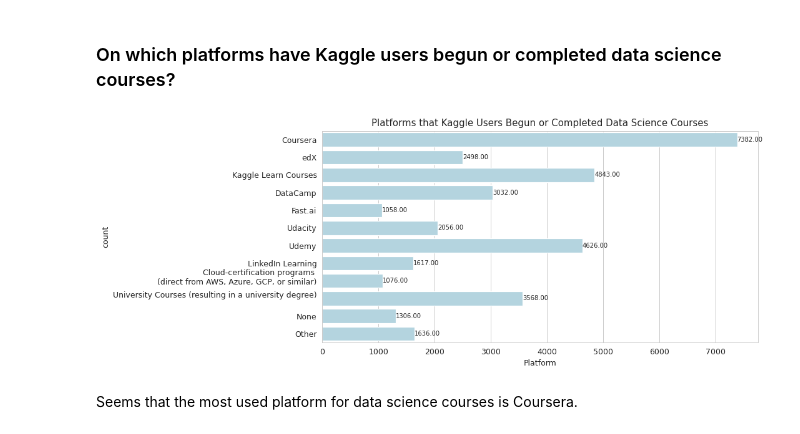
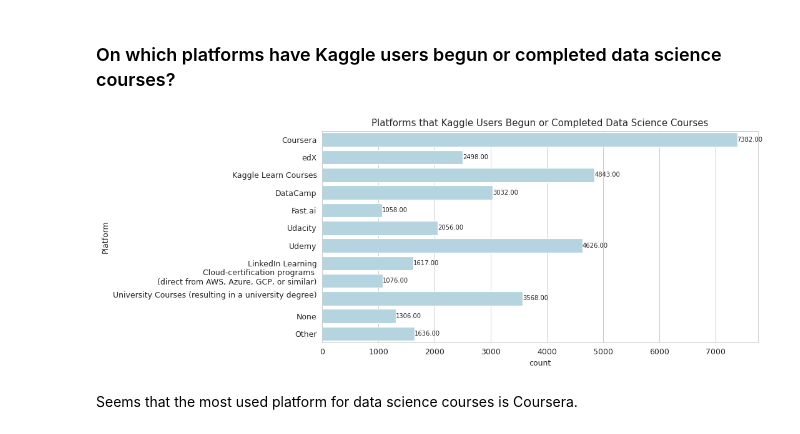
Before and after one commit to Gabrielle-Ribeiro/kaggle-survey-2020, a Jupyter notebook: Kaggle_Machine_Learning_and_Data_Science_Survey_2020.ipynb, the cells around one changed output. Cells and saved outputs as stored; diff of their text form; code cells hidden in the pictures.

```diff
--- a/Kaggle_Machine_Learning_and_Data_Science_Survey_2020.ipynb
+++ b/Kaggle_Machine_Learning_and_Data_Science_Survey_2020.ipynb
@@ -550,24 +550,24 @@ About 71% of the users that answered the survey, said that Python is the program
 # %%
 df_platforms = df.loc[:, 'Q37_Part_1':'Q37_OTHER']
 
 y = ['Coursera', 'edX', 'Kaggle Learn Courses', 'DataCamp', 'Fast.ai',
      'Udacity', 'Udemy', 'LinkedIn Learning',
      'Cloud-certification programs \n(direct from AWS, Azure, GCP, or similar)\n',
      'University Courses (resulting in a university degree)\n', 'None', 'Other']
 X = df_platforms.count().values
 
 plt.figure(figsize=(10,5), dpi=90)
 
 ax = sns.barplot(x=X, y=y, color='lightblue')
 display_bar_values(ax, 'h')
 
 plt.title('Platforms that Kaggle Users Begun or Completed Data Science Courses')
-plt.xlabel('Platform')
-plt.ylabel('count')
+plt.xlabel('count')
+plt.ylabel('Platform')
 
 plt.show()
 # %% [output]
-[figure, old version]
+[figure, new version]
 # %% [markdown]
 Seems that the most used platform for data science courses is Coursera.
 # %% [markdown]
```
Also changed, not shown: parts of 1 cell of this notebook.
